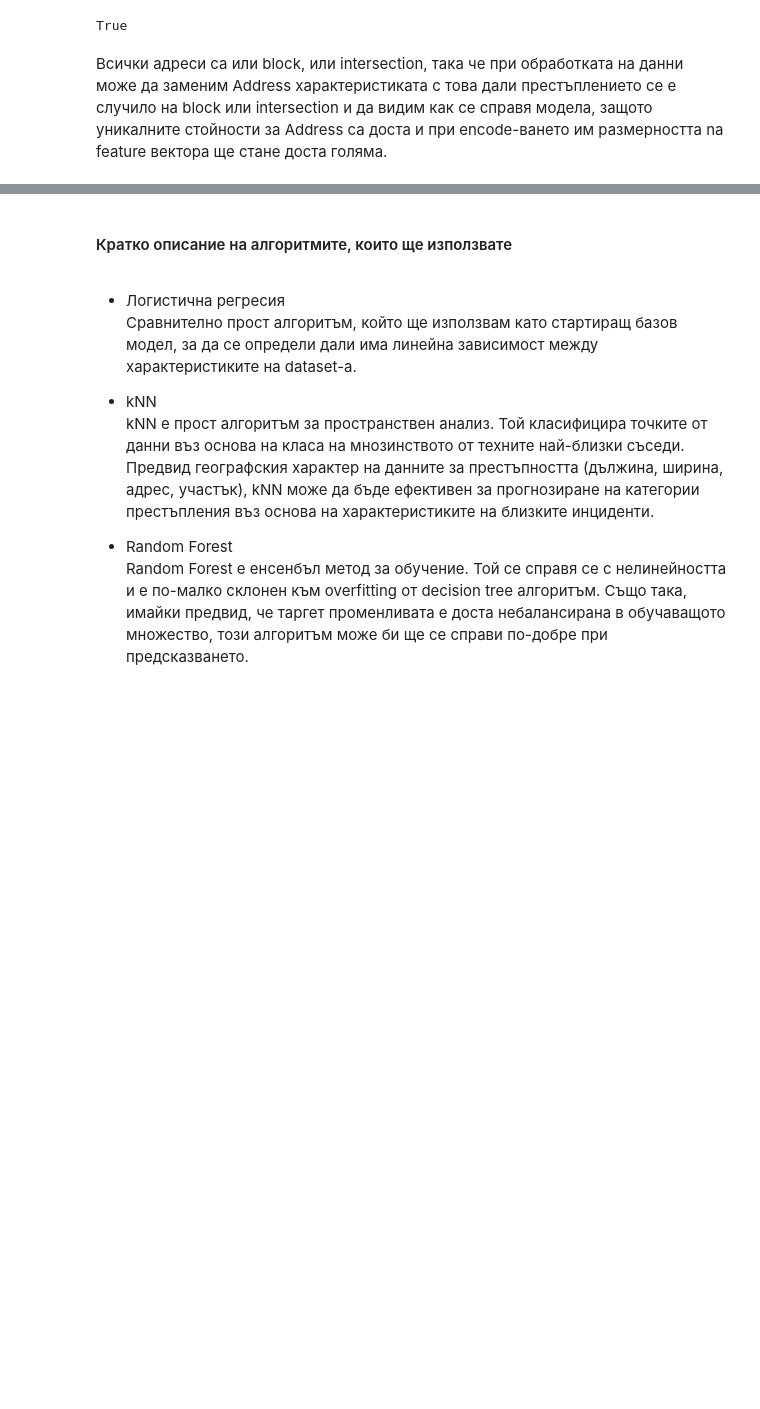
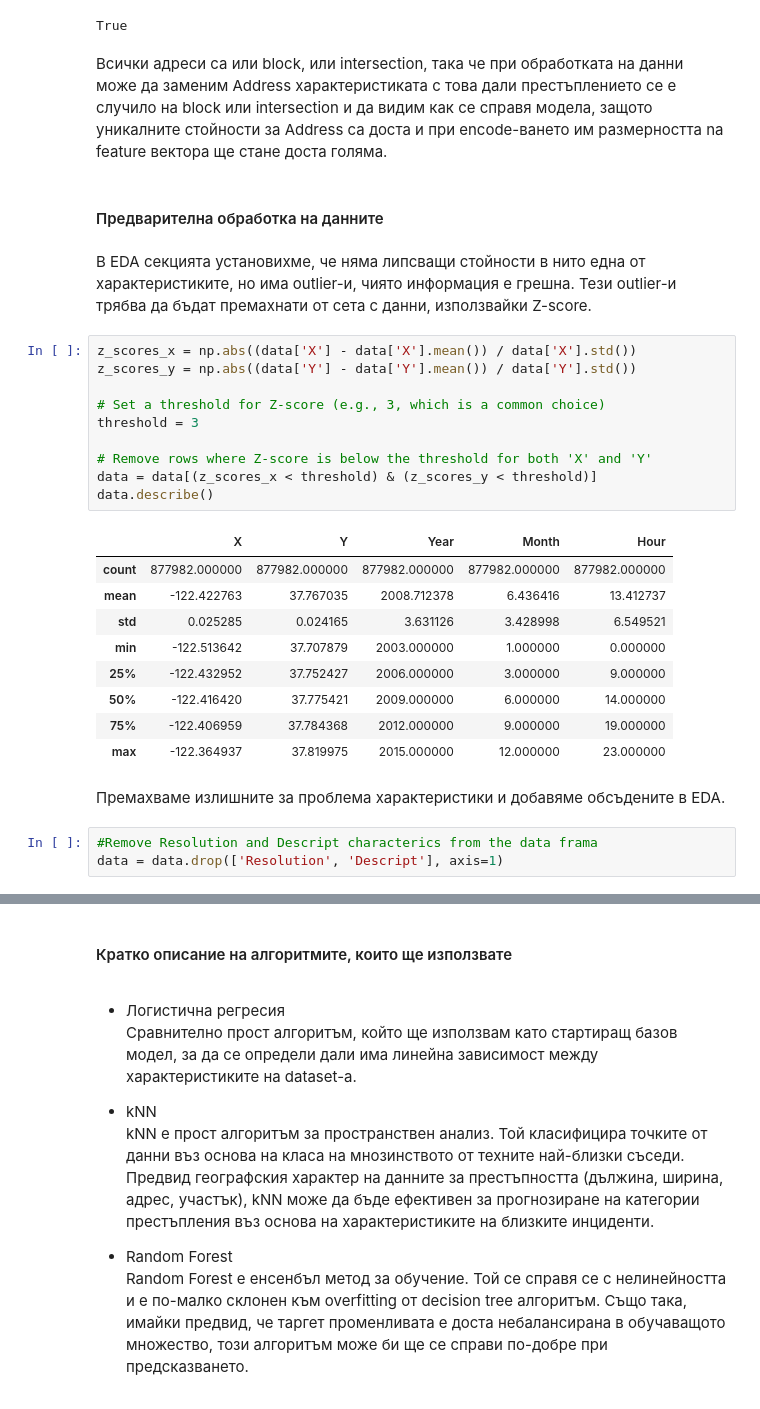
Before and after one commit to RayaSimeonova/crime-classification, a Jupyter notebook: project_description.ipynb, the cells around one changed output, grey strips where cells are left out. Saved outputs shown, nothing was run; the diff lists cells and outputs as text; blank space fills up the shorter version.

```diff
--- a/project_description.ipynb
+++ b/project_description.ipynb
@@ -304,3 +307,32 @@ block_records_count + intersection_records_count == data.shape[0]
 True
 # %% [markdown]
 Всички адреси са или block, или intersection, така че при обработката на данни може да заменим Address характеристиката с това дали престъплението се е случило на block или intersection и да видим как се справя модела, защото уникалните стойности за Address са доста и при encodе-ването им размерността na feature вектора ще стане доста голяма.
+# %% [markdown]
+#### Предварителна обработка на данните
+# %% [markdown]
+В EDA секцията установихме, че няма липсващи стойности в нито една от характеристиките, но има outlier-и, чиято информация е грешна. Тези outlier-и трябва да бъдат премахнати от сета с данни, използвайки Z-score.
+# %%
+z_scores_x = np.abs((data['X'] - data['X'].mean()) / data['X'].std())
+z_scores_y = np.abs((data['Y'] - data['Y'].mean()) / data['Y'].std())
+
+# Set a threshold for Z-score (e.g., 3, which is a common choice)
+threshold = 3
+
+# Remove rows where Z-score is below the threshold for both 'X' and 'Y'
+data = data[(z_scores_x < threshold) & (z_scores_y < threshold)]
+data.describe()
+# %% [output]
+|  | X | Y | Year | Month | Hour |
+| count | 877982.000000 | 877982.000000 | 877982.000000 | 877982.000000 | 877982.000000 |
+| mean | -122.422763 | 37.767035 | 2008.712378 | 6.436416 | 13.412737 |
+| std | 0.025285 | 0.024165 | 3.631126 | 3.428998 | 6.549521 |
+| min | -122.513642 | 37.707879 | 2003.000000 | 1.000000 | 0.000000 |
+| 25% | -122.432952 | 37.752427 | 2006.000000 | 3.000000 | 9.000000 |
+| 50% | -122.416420 | 37.775421 | 2009.000000 | 6.000000 | 14.000000 |
+| 75% | -122.406959 | 37.784368 | 2012.000000 | 9.000000 | 19.000000 |
+| max | -122.364937 | 37.819975 | 2015.000000 | 12.000000 | 23.000000 |
+# %% [markdown]
+Премахваме излишните за проблема характеристики и добавяме обсъдените в EDA.
+# %%
+#Remove Resolution and Descript characterics from the data frama
+data = data.drop(['Resolution', 'Descript'], axis=1)
```
Also changed, not shown: parts of 18 cells of this notebook.
